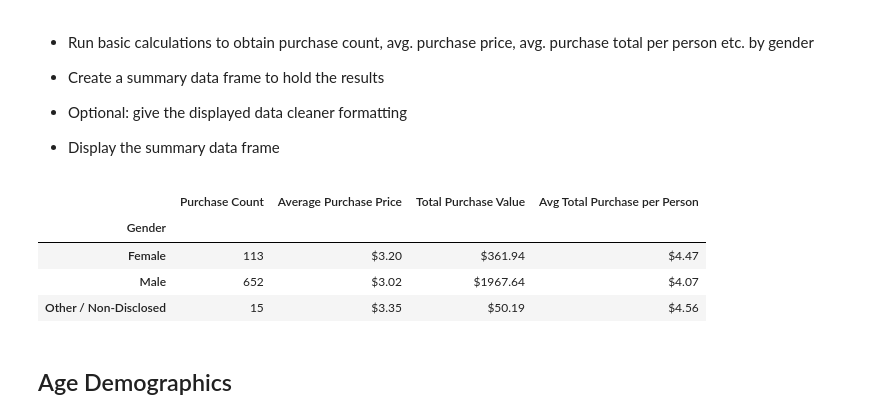
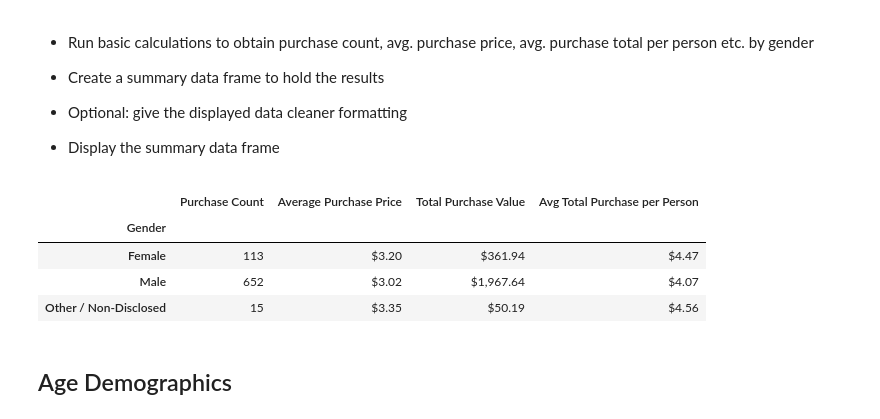
Before and after one commit to gracexingluv/pandas-challenge, a Jupyter notebook: HeroesOfPymoli/HeroesOfPymoli_starter.ipynb, the cells around one changed output. Cells and saved outputs as stored; diff of their text form; code cells hidden in the pictures.

```diff
--- a/HeroesOfPymoli/HeroesOfPymoli_starter.ipynb
+++ b/HeroesOfPymoli/HeroesOfPymoli_starter.ipynb
@@ -109,27 +109,23 @@ gd_demo_df
 # %%
 pa_gender_df = purchase_df.groupby("Gender").agg({"SN":"count",
                                                  "Price":["mean", "sum"],
                                                 })
 pa_gender_df.columns = ["Purchase Count",
                         "Average Purchase Price",
                         "Total Purchase Value"
                        ]
 pa_gender_df["Avg Total Purchase per Person"] = pa_gender_df["Total Purchase Value"]/gd_demo_df["Gender"]
-# pa_gender_df[["Average Purchase Price", "Total Purchase Value","Avg Total Purchase per Person"]] = pa_gender_df[["Average Purchase Price",
-#                                                                                                                 "Total Purchase Value",
-#                                                                                                                 "Avg Total Purchase per Person"
-#                                                                                                                ]].style.format("${:.2f}", na_rep="-")
-for col in ["Average Purchase Price", "Total Purchase Value","Avg Total Purchase per Person"]:
-# col = "Average Purchase Price"
-    pa_gender_df[col] = pa_gender_df[col].map('${:.2f}'.format)
-
-pa_gender_df["Purchase Count"] = pa_gender_df["Purchase Count"].map('{:.0f}'.format)
+pa_gender_df[["Average Purchase Price", "Total Purchase Value","Avg Total Purchase per Person"]] = pa_gender_df[["Average Purchase Price",
+                                                                                                                "Total Purchase Value",
+                                                                                                                "Avg Total Purchase per Person"
+                                                                                                               ]].applymap('${:,.2f}'.format)
+pa_gender_df["Purchase Count"] = pa_gender_df["Purchase Count"].map('{:,.0f}'.format)
 pa_gender_df
 # %% [output]
 |  | Purchase Count | Average Purchase Price | Total Purchase Value | Avg Total Purchase per Person |
 | Gender |  |  |  |  |
 | Female | 113 | $3.20 | $361.94 | $4.47 |
-| Male | 652 | $3.02 | $1967.64 | $4.07 |
+| Male | 652 | $3.02 | $1,967.64 | $4.07 |
 | Other / Non-Disclosed | 15 | $3.35 | $50.19 | $4.56 |
 # %% [markdown]
 ## Age Demographics
```
Also changed, not shown: parts of 5 cells of this notebook.
